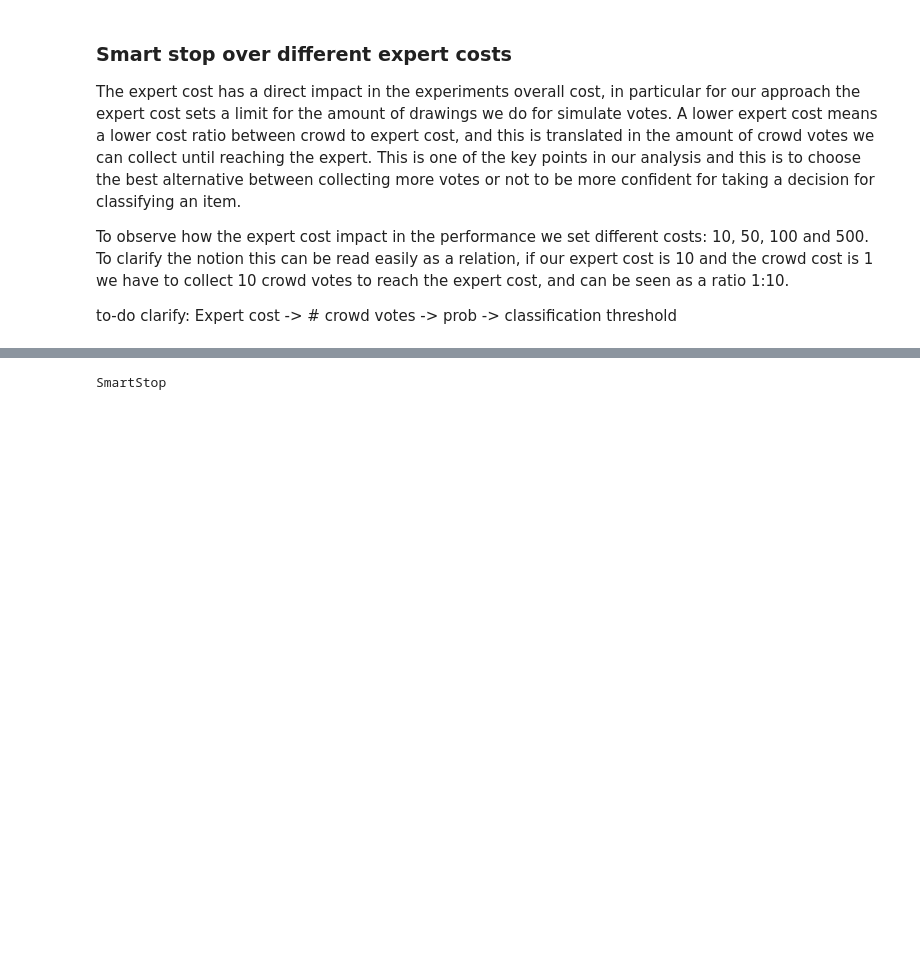
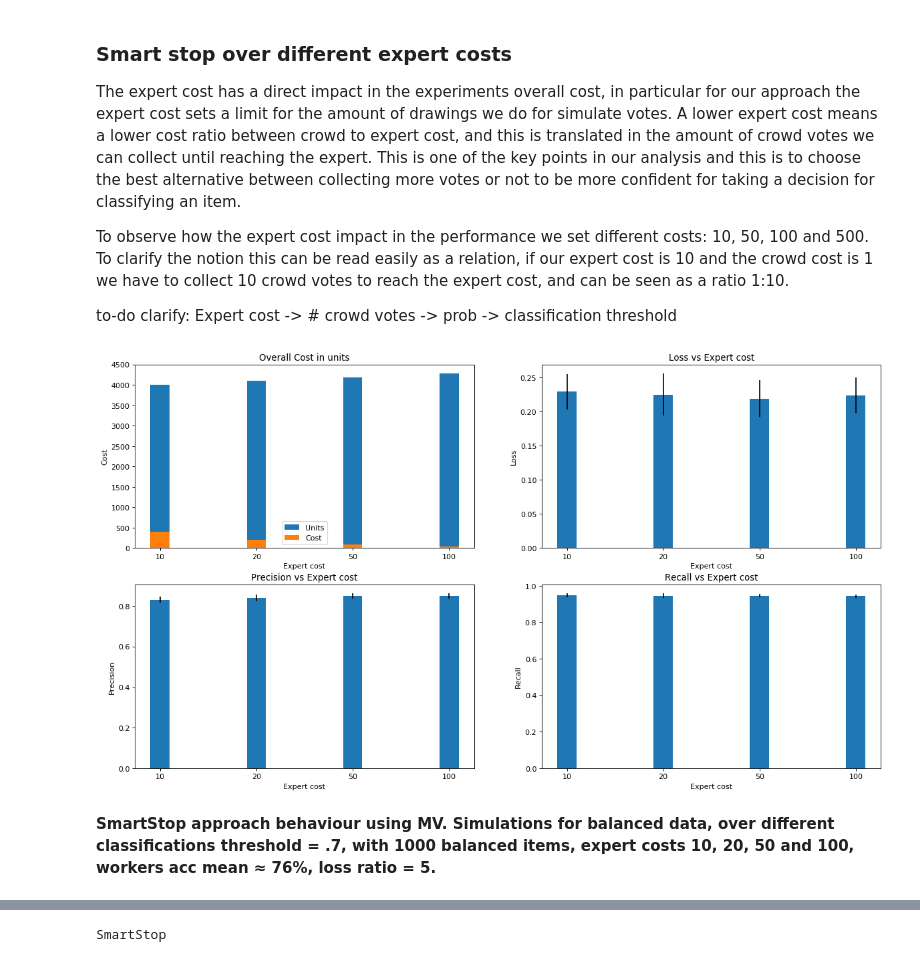
Before and after one commit to pmaglione/classification_model, a Jupyter notebook: main_algorithm_with_experiments.ipynb, the cells around one changed output, grey strips where cells are left out. Saved outputs shown, nothing was run; the diff lists cells and outputs as text; code cells hidden in the pictures; blank space fills up the shorter version.

```diff
--- a/main_algorithm_with_experiments.ipynb
+++ b/main_algorithm_with_experiments.ipynb
@@ -627,0 +561,76 @@ alg_utils.plot_results(crs,
+# %%
+datasets = [
+    pd.read_csv('./results/it50_d50_b5_lr5/smart_stop_mv_not_expert_it50_d50_b5_cr1.csv'),
+    pd.read_csv('./results/it50_d50_b5_lr5/smart_stop_mv_not_expert_it50_d50_b5_cr05.csv'),
+    pd.read_csv('./results/it50_d50_b5_lr5/smart_stop_mv_not_expert_it50_d50_b5_cr02.csv'),
+    pd.read_csv('./results/it50_d50_b5_lr5/smart_stop_mv_not_expert_it50_d50_b5_cr01.csv'),
+]
+
+ind = [25,50,75,100]
+loss_mean = []
+loss_std = []
+cost_mean = []
+cost_mean_units = []
+cost_std = []
+precision_mean = []
+precision_std = []
+recall_mean = []
+recall_std = []
+costs = [10,20,50,100]
+i = 0
+for _ in range(len(datasets)):
+    cost_mean.append(datasets[i]["Cost mean"][2])
+    cost_mean_units.append(datasets[i]["Cost mean"][2] * costs[i])
+    cost_std.append(datasets[i]["Cost Std"][2])
+    loss_mean.append(datasets[i]["Loss mean"][2])
+    loss_std.append(datasets[i]["Loss Std"][2])
+    precision_mean.append(datasets[i]["Precision mean"][2])
+    precision_std.append(datasets[i]["Precision Std"][2])
+    recall_mean.append(datasets[i]["Recall mean"][2])
+    recall_std.append(datasets[i]["Recall Std"][2])
+
+    i += 1
+
+
+plt.figure(num=1, figsize=(18, 10), dpi=80, facecolor='w', edgecolor='k')
+plt.tight_layout()
+ind = [.25, .5, .75, 1]    # the x locations for the groups
+width = 0.05       # the width of the bars: can also be len(x) sequence
+
+plt.subplot(221)
+
+p1 = plt.bar(ind, cost_mean_units, width, yerr=cost_std)
+p2 = plt.bar(ind, cost_mean, width, yerr=cost_std)
+plt.ylabel('Cost')
+plt.xlabel('Expert cost')
+plt.title('Overall Cost in units')
+plt.xticks(ind, ('10', '20', '50', '100'))
+plt.legend((p1[0], p2[0]), ('Units', 'Cost'))
+
+
+plt.subplot(222)
+p2 = plt.bar(ind, loss_mean, width, yerr=loss_std)
+plt.ylabel('Loss')
+plt.xlabel('Expert cost')
+plt.title('Loss vs Expert cost')
+plt.xticks(ind, ('10', '20', '50', '100'))
+
+plt.subplot(223)
+p2 = plt.bar(ind, precision_mean, width, yerr=precision_std)
+plt.ylabel('Precision')
+plt.xlabel('Expert cost')
+plt.title('Precision vs Expert cost')
+plt.xticks(ind, ('10', '20', '50', '100'))
+
+plt.subplot(224)
+p2 = plt.bar(ind, recall_mean, width, yerr=recall_std)
+plt.ylabel('Recall')
+plt.xlabel('Expert cost')
+plt.title('Recall vs Expert cost')
+plt.xticks(ind, ('10', '20', '50', '100'))
+
+plt.show()
+# %% [output]
+[figure, added]
+# %% [markdown]
+**SmartStop approach behaviour using MV. Simulations for balanced data, over different classifications threshold = .7, with 1000 balanced items, expert costs 10, 20, 50 and 100, workers acc mean ≈ 76%, loss ratio = 5.**
```
Also changed, not shown: parts of 16 cells of this notebook, 52 other files.
